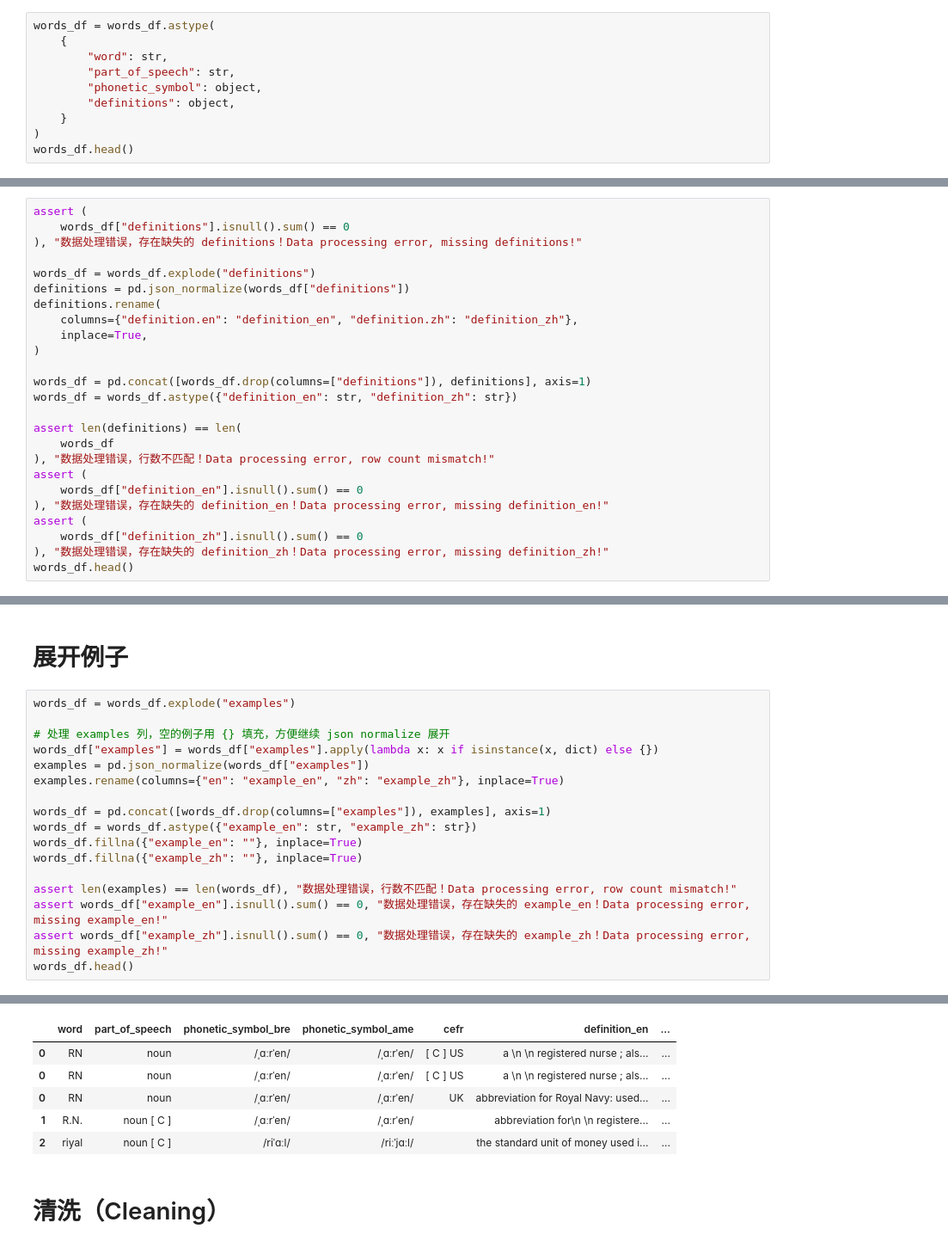
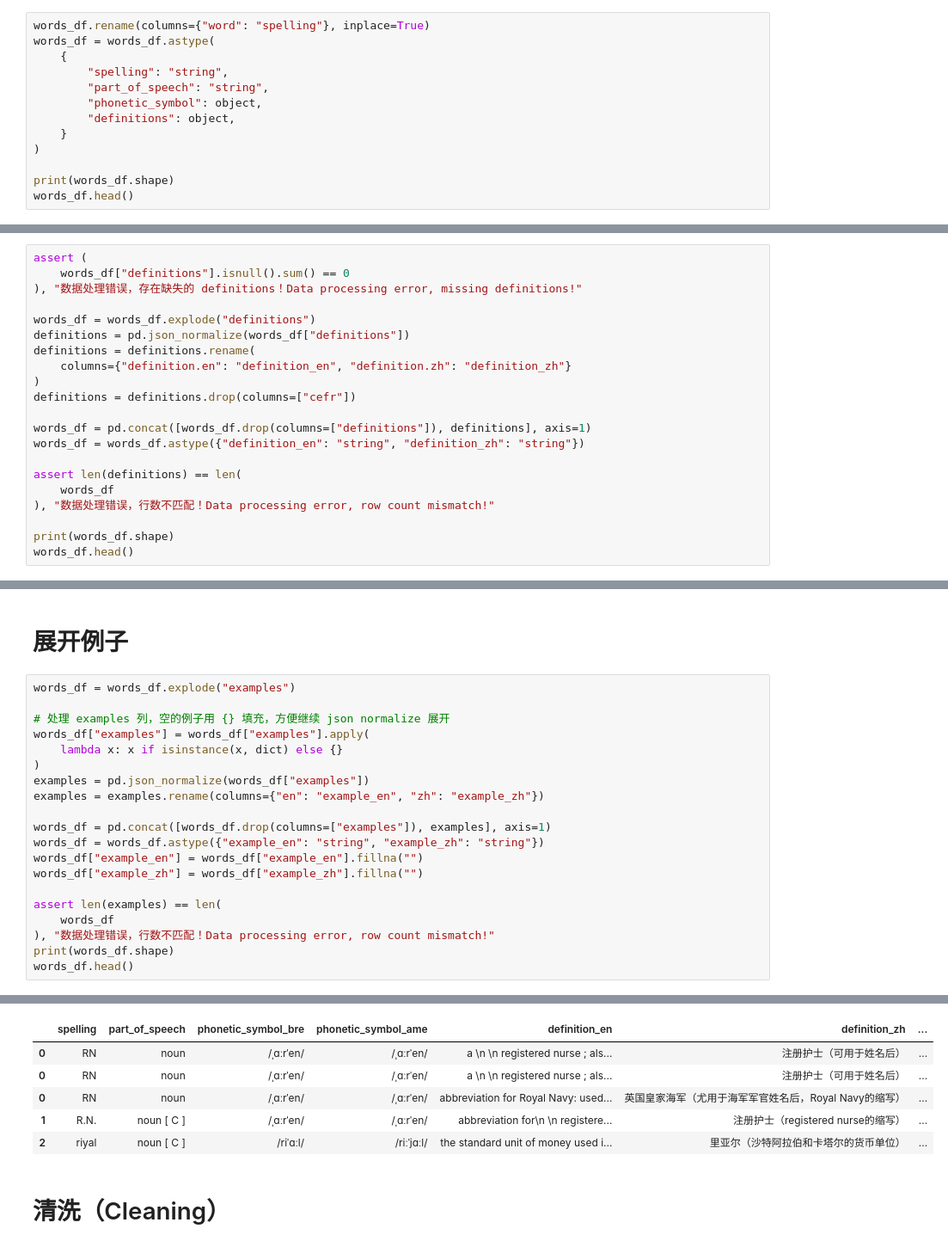
Before and after one commit to ZadenYip/EnLangMemo, a Jupyter notebook: pipeline-data/crawler_to_db_etl.ipynb, the cells around one changed output, grey strips where cells are left out. Shown at 86% size. Cells and saved outputs as stored; diff of their text form.

```diff
--- a/pipeline-data/crawler_to_db_etl.ipynb
+++ b/pipeline-data/crawler_to_db_etl.ipynb
@@ -21,11 +21,14 @@ words_df.head()
 # %%
+words_df.rename(columns={"word": "spelling"}, inplace=True)
 words_df = words_df.astype(
     {
-        "word": str,
-        "part_of_speech": str,
+        "spelling": "string",
+        "part_of_speech": "string",
         "phonetic_symbol": object,
         "definitions": object,
     }
 )
+
+print(words_df.shape)
 words_df.head()
 # %% [output]
@@ -72,22 +74,18 @@ assert (
 
 words_df = words_df.explode("definitions")
 definitions = pd.json_normalize(words_df["definitions"])
-definitions.rename(
-    columns={"definition.en": "definition_en", "definition.zh": "definition_zh"},
-    inplace=True,
+definitions = definitions.rename(
+    columns={"definition.en": "definition_en", "definition.zh": "definition_zh"}
 )
+definitions = definitions.drop(columns=["cefr"])
 
 words_df = pd.concat([words_df.drop(columns=["definitions"]), definitions], axis=1)
-words_df = words_df.astype({"definition_en": str, "definition_zh": str})
+words_df = words_df.astype({"definition_en": "string", "definition_zh": "string"})
 
 assert len(definitions) == len(
     words_df
 ), "数据处理错误，行数不匹配！Data processing error, row count mismatch!"
-assert (
-    words_df["definition_en"].isnull().sum() == 0
-), "数据处理错误，存在缺失的 definition_en！Data processing error, missing definition_en!"
-assert (
-    words_df["definition_zh"].isnull().sum() == 0
-), "数据处理错误，存在缺失的 definition_zh！Data processing error, missing definition_zh!"
+
+print(words_df.shape)
 words_df.head()
 # %% [output]
@@ -103,17 +102,20 @@ words_df.head()
 words_df = words_df.explode("examples")
 
 # 处理 examples 列，空的例子用 {} 填充，方便继续 json normalize 展开
-words_df["examples"] = words_df["examples"].apply(lambda x: x if isinstance(x, dict) else {})
+words_df["examples"] = words_df["examples"].apply(
+    lambda x: x if isinstance(x, dict) else {}
+)
 examples = pd.json_normalize(words_df["examples"])
-examples.rename(columns={"en": "example_en", "zh": "example_zh"}, inplace=True)
+examples = examples.rename(columns={"en": "example_en", "zh": "example_zh"})
 
 words_df = pd.concat([words_df.drop(columns=["examples"]), examples], axis=1)
-words_df = words_df.astype({"example_en": str, "example_zh": str})
-words_df.fillna({"example_en": ""}, inplace=True)
-words_df.fillna({"example_zh": ""}, inplace=True)
+words_df = words_df.astype({"example_en": "string", "example_zh": "string"})
+words_df["example_en"] = words_df["example_en"].fillna("")
+words_df["example_zh"] = words_df["example_zh"].fillna("")
 
-assert len(examples) == len(words_df), "数据处理错误，行数不匹配！Data processing error, row count mismatch!"
-assert words_df["example_en"].isnull().sum() == 0, "数据处理错误，存在缺失的 example_en！Data processing error, missing example_en!"
-assert words_df["example_zh"].isnull().sum() == 0, "数据处理错误，存在缺失的 example_zh！Data processing error, missing example_zh!"
+assert len(examples) == len(
+    words_df
+), "数据处理错误，行数不匹配！Data processing error, row count mismatch!"
+print(words_df.shape)
 words_df.head()
 # %% [output]
@@ -120,9 +123,9 @@ words_df.head()
-|  | word | part_of_speech | phonetic_symbol_bre | phonetic_symbol_ame | cefr | definition_en | ... |
-| 0 | RN | noun | /ˌɑːrˈen/ | /ˌɑːrˈen/ | [ C ] US | a \n \n registered nurse ; als... | ... |
-| 0 | RN | noun | /ˌɑːrˈen/ | /ˌɑːrˈen/ | [ C ] US | a \n \n registered nurse ; als... | ... |
-| 0 | RN | noun | /ˌɑːrˈen/ | /ˌɑːrˈen/ | UK | abbreviation for Royal Navy: used... | ... |
-| 1 | R.N. | noun [ C ] | /ˌɑːrˈen/ | /ˌɑːrˈen/ |  | abbreviation for\n \n registere... | ... |
-| 2 | riyal | noun [ C ] | /riˈɑːl/ | /riːˈjɑːl/ |  | the standard unit of money used i... | ... |
+|  | spelling | part_of_speech | phonetic_symbol_bre | phonetic_symbol_ame | definition_en | definition_zh | ... |
+| 0 | RN | noun | /ˌɑːrˈen/ | /ˌɑːrˈen/ | a \n \n registered nurse ; als... | 注册护士（可用于姓名后） | ... |
+| 0 | RN | noun | /ˌɑːrˈen/ | /ˌɑːrˈen/ | a \n \n registered nurse ; als... | 注册护士（可用于姓名后） | ... |
+| 0 | RN | noun | /ˌɑːrˈen/ | /ˌɑːrˈen/ | abbreviation for Royal Navy: used... | 英国皇家海军（尤用于海军军官姓名后，Royal Navy的缩写） | ... |
+| 1 | R.N. | noun [ C ] | /ˌɑːrˈen/ | /ˌɑːrˈen/ | abbreviation for\n \n registere... | 注册护士（registered nurse的缩写） | ... |
+| 2 | riyal | noun [ C ] | /riˈɑːl/ | /riːˈjɑːl/ | the standard unit of money used i... | 里亚尔（沙特阿拉伯和卡塔尔的货币单位） | ... |
 # %% [markdown]
 # 清洗（Cleaning）
 # %%
```
Also changed, not shown: parts of 18 cells of this notebook, 1 other file.
